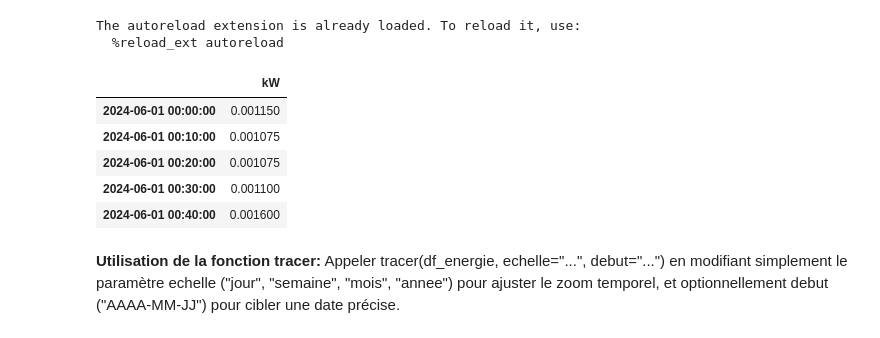
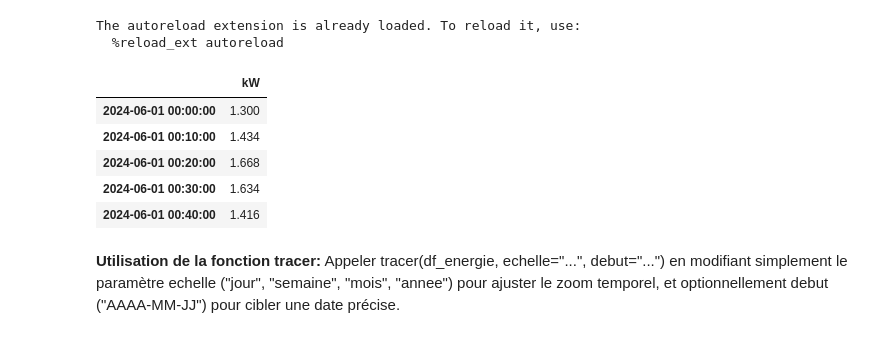
Before and after one commit to Martinks28/Hackaton-Analyse-courbe-de-charge, a Jupyter notebook: affichage des courbes de charge.ipynb, the cells around one changed output. Drawn from its saved outputs; the diff is of its cells as text; code cells hidden in the pictures.

```diff
--- a/affichage des courbes de charge.ipynb
+++ b/affichage des courbes de charge.ipynb
@@ -12,31 +12,34 @@ The autoreload extension is already loaded. To reload it, use:
 # %%
 # Chargement des données
 Argile = "Courbes de charge Mines/Argile.xlsx"
 Basalte = "Courbes de charge Mines/Basalte.xlsx"
 Charbon = "Courbes de charge Mines/Charbon.xlsx"
 Diamant = "Courbes de charge Mines/Diamant.xlsx"
 Emeraude = "Courbes de charge Mines/Emeraude.xlsx"
 Filon = "Courbes de charge Mines/Filon.xlsx"
 Granite = "Courbes de charge Mines/Granite.xlsx"
 Houille = "Courbes de charge Mines/Houille.xlsx"
 Ivoire = "Courbes de charge Mines/Ivoire.xlsx"
 Jade = "Courbes de charge Mines/Jade.xlsx"
 Kiwi = "Courbes de charge Mines/Kiwi.xlsx"
 Lave = "Courbes de charge Mines/Lave.xlsx"
 
-dataset_name = Kiwi
+dataset_name = Jade #à modifier avec celui qu'on veut afficher
 
 df = charger(dataset_name)
 
+if not(dataset_name == Argile or dataset_name == Basalte or dataset_name == Charbon or dataset_name == Emeraude):
+    df=df*1000
+
 # Affichage rapide pour vérifier
 display(df.head())
 # %% [output]
 |  | kW |
-| 2024-06-01 00:00:00 | 0.001150 |
-| 2024-06-01 00:10:00 | 0.001075 |
-| 2024-06-01 00:20:00 | 0.001075 |
-| 2024-06-01 00:30:00 | 0.001100 |
-| 2024-06-01 00:40:00 | 0.001600 |
+| 2024-06-01 00:00:00 | 1.300 |
+| 2024-06-01 00:10:00 | 1.434 |
+| 2024-06-01 00:20:00 | 1.668 |
+| 2024-06-01 00:30:00 | 1.634 |
+| 2024-06-01 00:40:00 | 1.416 |
 # %% [markdown]
 **Utilisation de la fonction tracer:**
 Appeler tracer(df_energie, echelle="...", debut="...") en modifiant simplement le paramètre echelle ("jour", "semaine", "mois", "annee") pour ajuster le zoom temporel, et optionnellement debut ("AAAA-MM-JJ") pour cibler une date précise.
```
Also changed, not shown: parts of 3 cells of this notebook, 1 other file.
